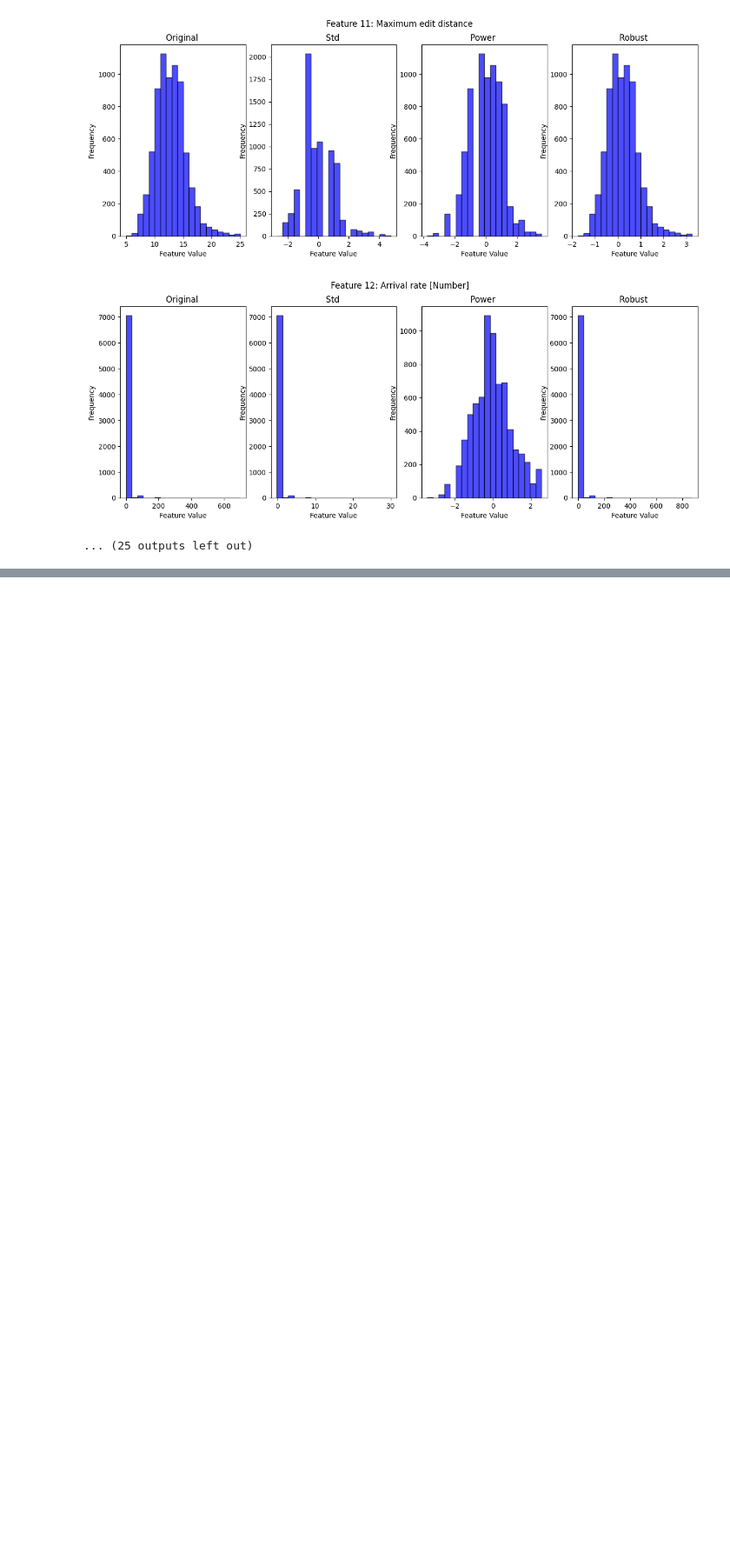
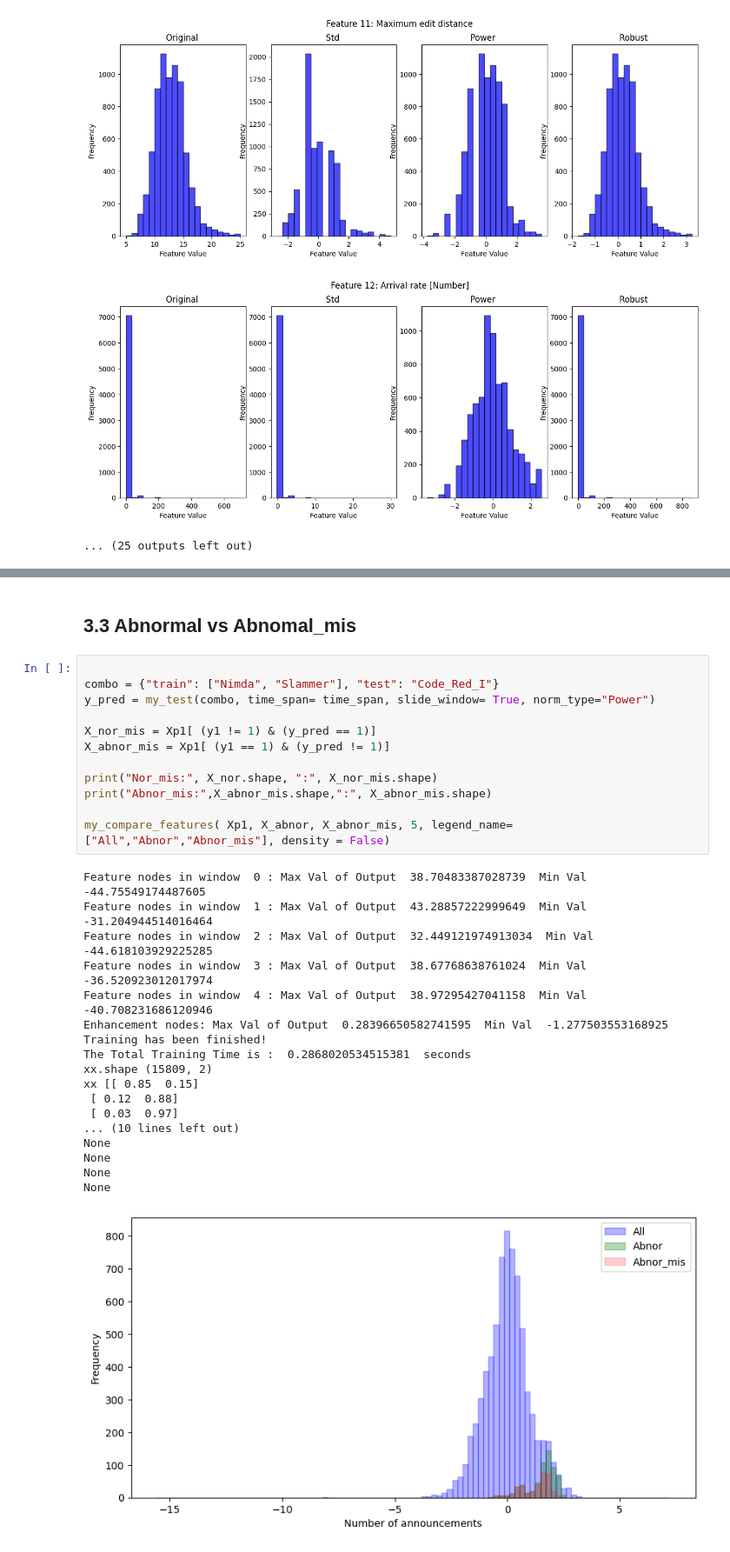
Before and after one commit to biganiseed/CyberDefense, a Jupyter notebook: xpr_feature_analysis.ipynb, the cells around one changed output, grey strips where cells are left out. Shown at 87% size. Saved outputs shown, nothing was run; the diff lists cells and outputs as text; blank space fills up the shorter version.

```diff
--- a/xpr_feature_analysis.ipynb
+++ b/xpr_feature_analysis.ipynb
@@ -93,0 +384,33 @@ compareFeatureBaseScalers(X)
+# %% [markdown]
+## 3.3 Abnormal vs Abnomal_mis
+# %%
+
+combo = {"train": ["Nimda", "Slammer"], "test": "Code_Red_I"}
+y_pred = my_test(combo, time_span= time_span, slide_window= True, norm_type="Power")
+
+X_nor_mis = Xp1[ (y1 != 1) & (y_pred == 1)]
+X_abnor_mis = Xp1[ (y1 == 1) & (y_pred != 1)]
+
+print("Nor_mis:", X_nor.shape, ":", X_nor_mis.shape)
+print("Abnor_mis:",X_abnor_mis.shape,":", X_abnor_mis.shape)
+
+my_compare_features( Xp1, X_abnor, X_abnor_mis, 5, legend_name=["All","Abnor","Abnor_mis"], density = False)
+# %% [output]
+Feature nodes in window  0 : Max Val of Output  38.70483387028739  Min Val  -44.75549174487605
+Feature nodes in window  1 : Max Val of Output  43.28857222999649  Min Val  -31.204944514016464
+Feature nodes in window  2 : Max Val of Output  32.449121974913034  Min Val  -44.618103929225285
+Feature nodes in window  3 : Max Val of Output  38.67768638761024  Min Val  -36.520923012017974
+Feature nodes in window  4 : Max Val of Output  38.97295427041158  Min Val  -40.708231686120946
+Enhancement nodes: Max Val of Output  0.28396650582741595  Min Val  -1.277503553168925
+Training has been finished!
+The Total Training Time is :  0.2868020534515381  seconds
+xx.shape (15809, 2)
+xx [[ 0.85  0.15]
+ [ 0.12  0.88]
+ [ 0.03  0.97]
+... (10 lines left out)
+None
+None
+None
+None
+[figure, added]
```
Also changed, not shown: parts of 16 cells of this notebook, 1 other file.
